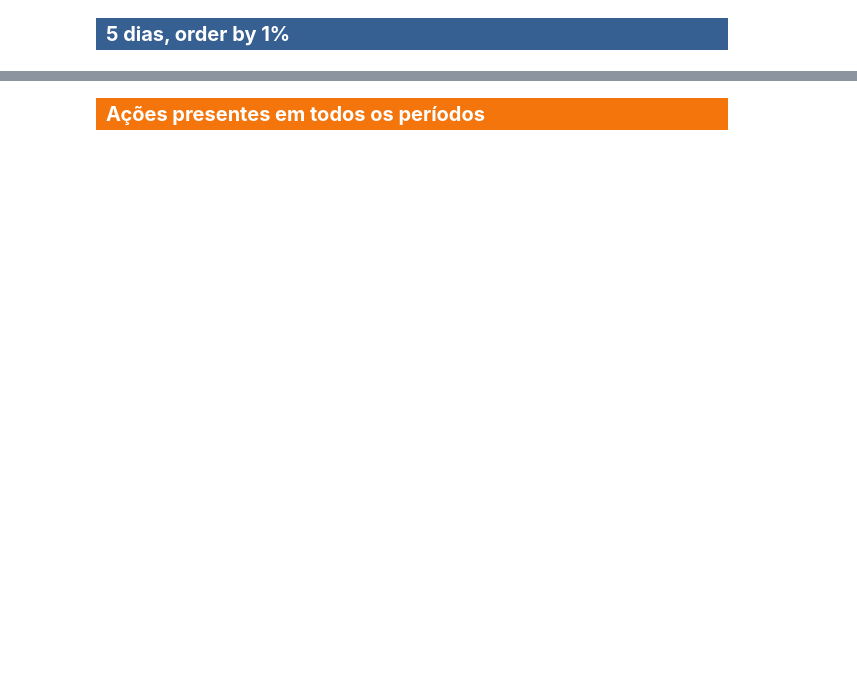
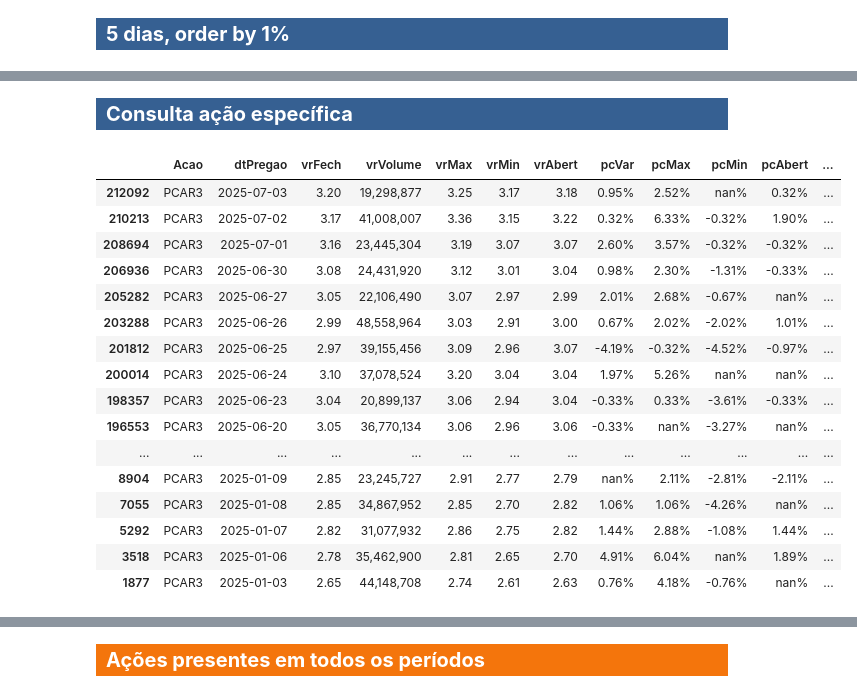
Before and after one commit to alexandre-esmeraldo/StockManager, a Jupyter notebook: StockManager_Processamento.ipynb, the cells around one changed output, grey strips where cells are left out. Saved outputs shown, nothing was run; the diff lists cells and outputs as text; code cells hidden in the pictures; blank space fills up the shorter version.

```diff
--- a/StockManager_Processamento.ipynb
+++ b/StockManager_Processamento.ipynb
@@ -326,0 +286,24 @@ VBox(children=(HBox(children=(Button(description='0-GOLL4', style=ButtonStyle())
+# %% [markdown]
+<p style="color:white; background-color: #366092; font-size: 15pt; padding: 5px 0px 5px 10px; font-weight: bold">  Consulta ação específica </p>
+# %%
+acao_adhoc = "PCAR3"
+
+consulta_acao_formatada(df, acao_adhoc)
+# %% [output]
+|  | Acao | dtPregao | vrFech | vrVolume | vrMax | vrMin | vrAbert | pcVar | pcMax | pcMin | pcAbert | ... |
+| 212092 | PCAR3 | 2025-07-03 | 3.20 | 19,298,877 | 3.25 | 3.17 | 3.18 | 0.95% | 2.52% | nan% | 0.32% | ... |
+| 210213 | PCAR3 | 2025-07-02 | 3.17 | 41,008,007 | 3.36 | 3.15 | 3.22 | 0.32% | 6.33% | -0.32% | 1.90% | ... |
+| 208694 | PCAR3 | 2025-07-01 | 3.16 | 23,445,304 | 3.19 | 3.07 | 3.07 | 2.60% | 3.57% | -0.32% | -0.32% | ... |
+| 206936 | PCAR3 | 2025-06-30 | 3.08 | 24,431,920 | 3.12 | 3.01 | 3.04 | 0.98% | 2.30% | -1.31% | -0.33% | ... |
+| 205282 | PCAR3 | 2025-06-27 | 3.05 | 22,106,490 | 3.07 | 2.97 | 2.99 | 2.01% | 2.68% | -0.67% | nan% | ... |
+| 203288 | PCAR3 | 2025-06-26 | 2.99 | 48,558,964 | 3.03 | 2.91 | 3.00 | 0.67% | 2.02% | -2.02% | 1.01% | ... |
+| 201812 | PCAR3 | 2025-06-25 | 2.97 | 39,155,456 | 3.09 | 2.96 | 3.07 | -4.19% | -0.32% | -4.52% | -0.97% | ... |
+| 200014 | PCAR3 | 2025-06-24 | 3.10 | 37,078,524 | 3.20 | 3.04 | 3.04 | 1.97% | 5.26% | nan% | nan% | ... |
+| 198357 | PCAR3 | 2025-06-23 | 3.04 | 20,899,137 | 3.06 | 2.94 | 3.04 | -0.33% | 0.33% | -3.61% | -0.33% | ... |
+| 196553 | PCAR3 | 2025-06-20 | 3.05 | 36,770,134 | 3.06 | 2.96 | 3.06 | -0.33% | nan% | -3.27% | nan% | ... |
+| ... | ... | ... | ... | ... | ... | ... | ... | ... | ... | ... | ... | ... |
+| 8904 | PCAR3 | 2025-01-09 | 2.85 | 23,245,727 | 2.91 | 2.77 | 2.79 | nan% | 2.11% | -2.81% | -2.11% | ... |
+| 7055 | PCAR3 | 2025-01-08 | 2.85 | 34,867,952 | 2.85 | 2.70 | 2.82 | 1.06% | 1.06% | -4.26% | nan% | ... |
+| 5292 | PCAR3 | 2025-01-07 | 2.82 | 31,077,932 | 2.86 | 2.75 | 2.82 | 1.44% | 2.88% | -1.08% | 1.44% | ... |
+| 3518 | PCAR3 | 2025-01-06 | 2.78 | 35,462,900 | 2.81 | 2.65 | 2.70 | 4.91% | 6.04% | nan% | 1.89% | ... |
+| 1877 | PCAR3 | 2025-01-03 | 2.65 | 44,148,708 | 2.74 | 2.61 | 2.63 | 0.76% | 4.18% | -0.76% | nan% | ... |
```
Also changed, not shown: parts of 22 cells of this notebook.
